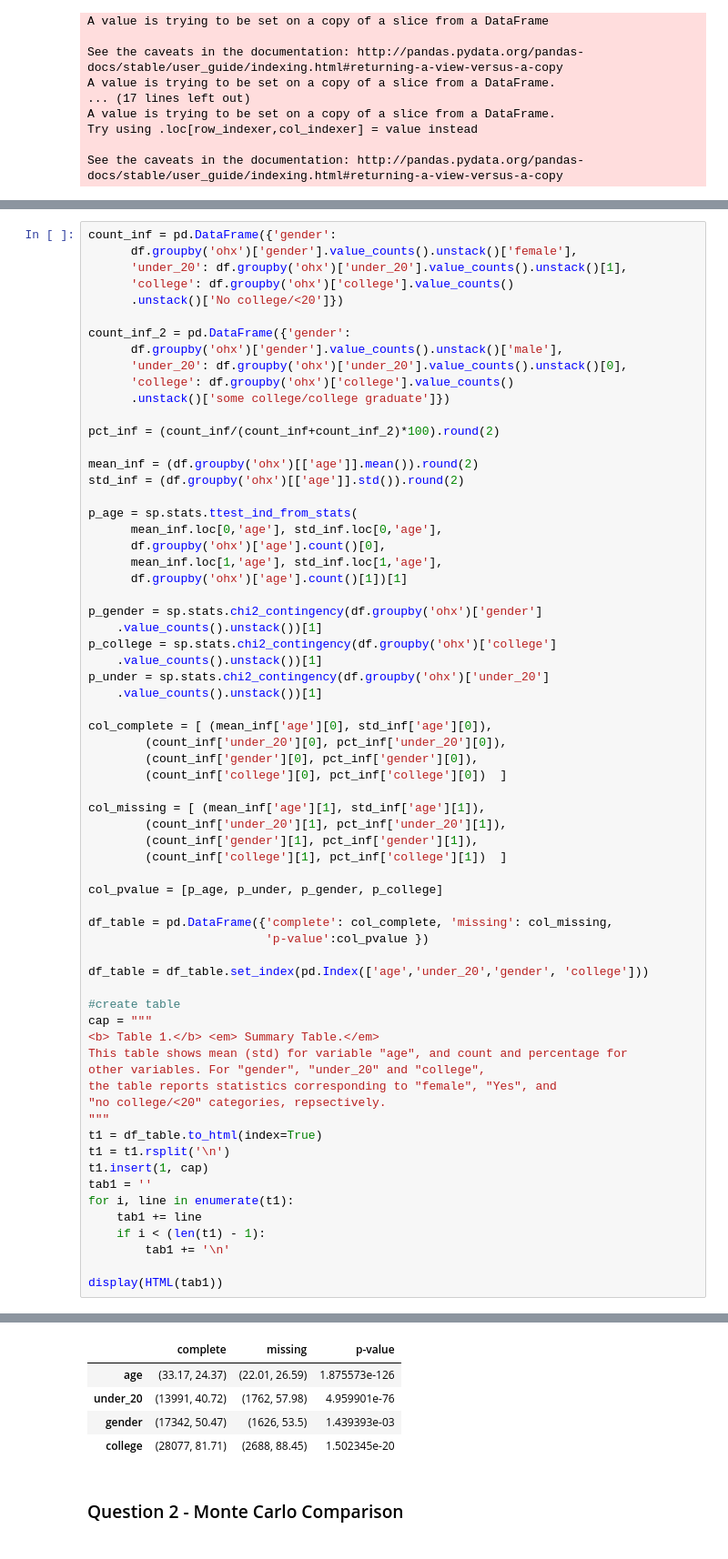
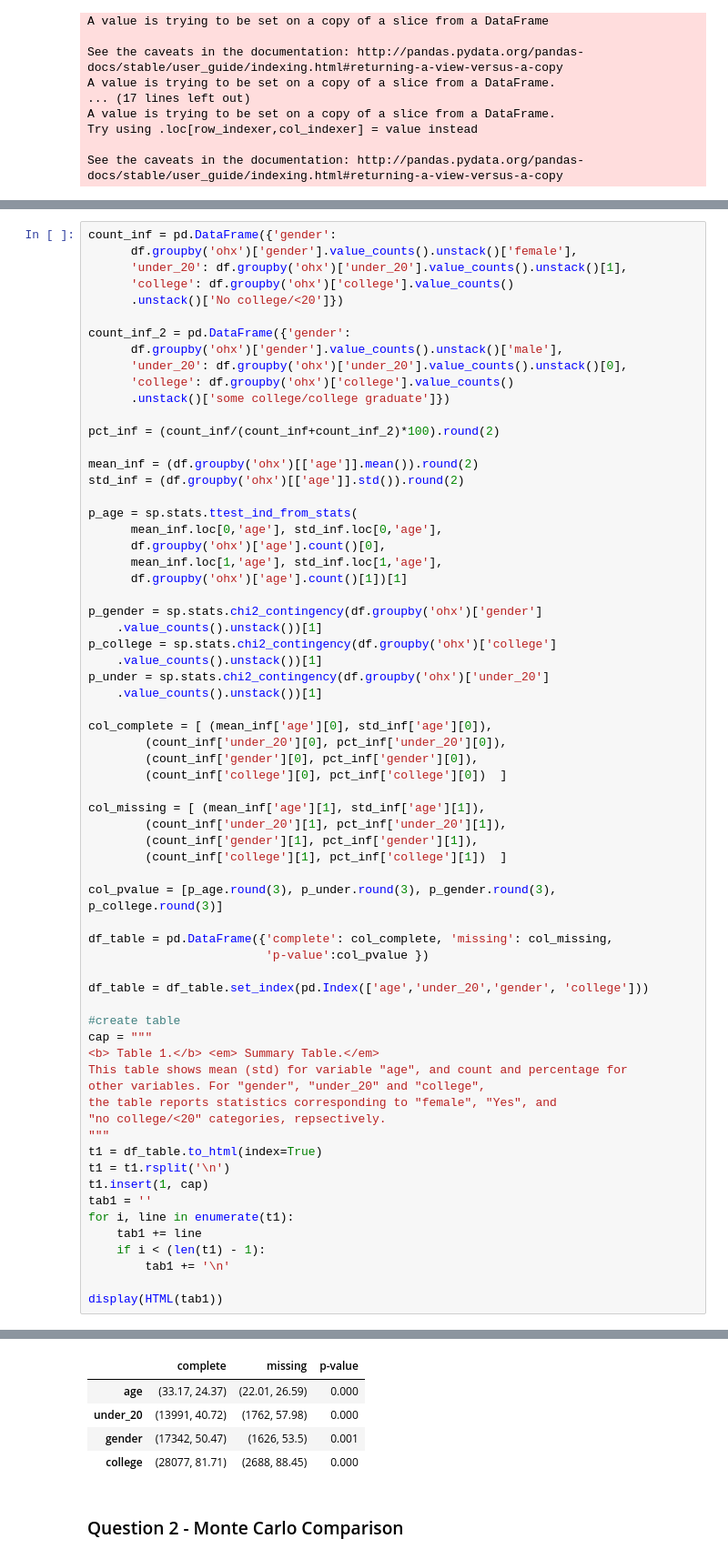
Before and after one commit to mzhale/Stats507_2, a Jupyter notebook: corrections/mzhale-HW4-STAT507.ipynb, the cells around one changed output, grey strips where cells are left out. Shown: that part at 91% size. Cells and saved outputs as stored; diff of their text form.

```diff
--- a/corrections/mzhale-HW4-STAT507.ipynb
+++ b/corrections/mzhale-HW4-STAT507.ipynb
@@ -194,38 +204,38 @@ col_missing = [ (mean_inf['age'][1], std_inf['age'][1]),
         (count_inf['gender'][1], pct_inf['gender'][1]),
         (count_inf['college'][1], pct_inf['college'][1])  ]
 
-col_pvalue = [p_age, p_under, p_gender, p_college]
+col_pvalue = [p_age.round(3), p_under.round(3), p_gender.round(3), p_college.round(3)]
 
 df_table = pd.DataFrame({'complete': col_complete, 'missing': col_missing,
                          'p-value':col_pvalue })
 
 df_table = df_table.set_index(pd.Index(['age','under_20','gender', 'college']))
 
 #create table
 cap = """
 <b> Table 1.</b> <em> Summary Table.</em>
 This table shows mean (std) for variable "age", and count and percentage for
 other variables. For "gender", "under_20" and "college",
 the table reports statistics corresponding to "female", "Yes", and
 "no college/<20" categories, repsectively.
 """
 t1 = df_table.to_html(index=True)
 t1 = t1.rsplit('\n')
 t1.insert(1, cap)
 tab1 = ''
 for i, line in enumerate(t1):
     tab1 += line
     if i < (len(t1) - 1):
         tab1 += '\n'
 
 display(HTML(tab1))
 # %% [output]
 Table 1. Summary Table. This table shows mean (std) for variable "age", and count and percentage for other variables. For "gender", "under_20" and "college", the table reports statistics corresponding ...
 |  | complete | missing | p-value |
-| age | (33.17, 24.37) | (22.01, 26.59) | 1.875573e-126 |
-| under_20 | (13991, 40.72) | (1762, 57.98) | 4.959901e-76 |
-| gender | (17342, 50.47) | (1626, 53.5) | 1.439393e-03 |
-| college | (28077, 81.71) | (2688, 88.45) | 1.502345e-20 |
+| age | (33.17, 24.37) | (22.01, 26.59) | 0.000 |
+| under_20 | (13991, 40.72) | (1762, 57.98) | 0.000 |
+| gender | (17342, 50.47) | (1626, 53.5) | 0.001 |
+| college | (28077, 81.71) | (2688, 88.45) | 0.000 |
 # %% [markdown]
 ### Question 2 - Monte Carlo Comparison
 # %%
```
Also changed, not shown: parts of 4 cells of this notebook.
